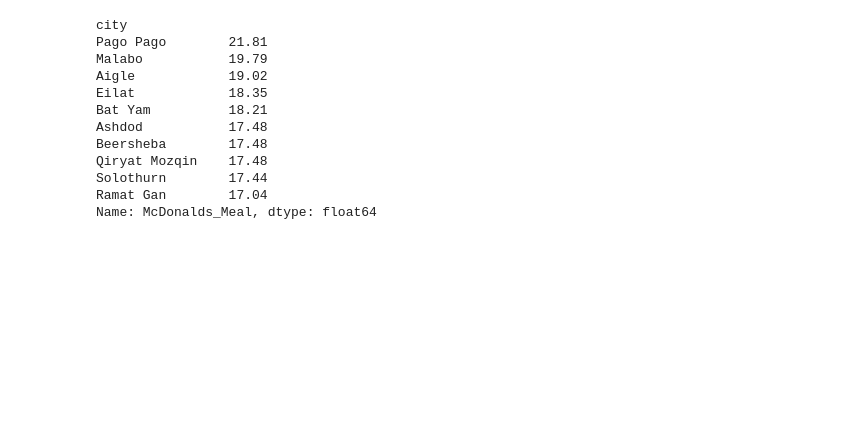
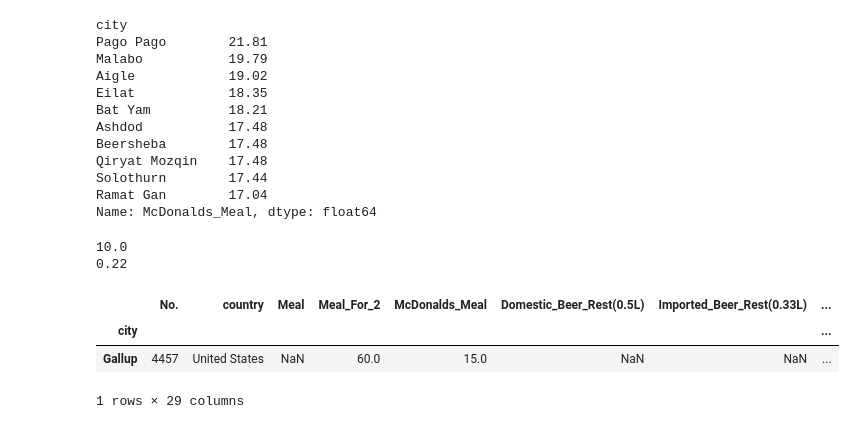
Before and after one commit to Reed-Carter/Global-Cost-of-Living, a Jupyter notebook: phil-project.ipynb, the cells around one changed output. Drawn from its saved outputs; the diff is of its cells as text; code cells hidden in the pictures; blank space fills up the shorter version.

```diff
--- a/phil-project.ipynb
+++ b/phil-project.ipynb
@@ -285,3 +285,20 @@ Qiryat Mozqin    17.48
 Solothurn        17.44
 Ramat Gan        17.04
 Name: McDonalds_Meal, dtype: float64
+# %%
+# Find max and min value in the cappuccino column
+max_capp = cost_of_living.Cappuccino.max()
+min_capp = cost_of_living.Cappuccino.min()
+print(max_capp)
+print(min_capp)
+# %% [output]
+10.0
+0.22
+# %%
+# Find max value in cappuccino column
+cost_of_living[cost_of_living.Cappuccino == 10]
+# %% [output]
+|  | No. | country | Meal | Meal_For_2 | McDonalds_Meal | Domestic_Beer_Rest(0.5L) | Imported_Beer_Rest(0.33L) | ... |
+| city |  |  |  |  |  |  |  | ... |
+| Gallup | 4457 | United States | NaN | 60.0 | 15.0 | NaN | NaN | ... |
+1 rows × 29 columns
```
Also changed, not shown: parts of 3 cells of this notebook.
